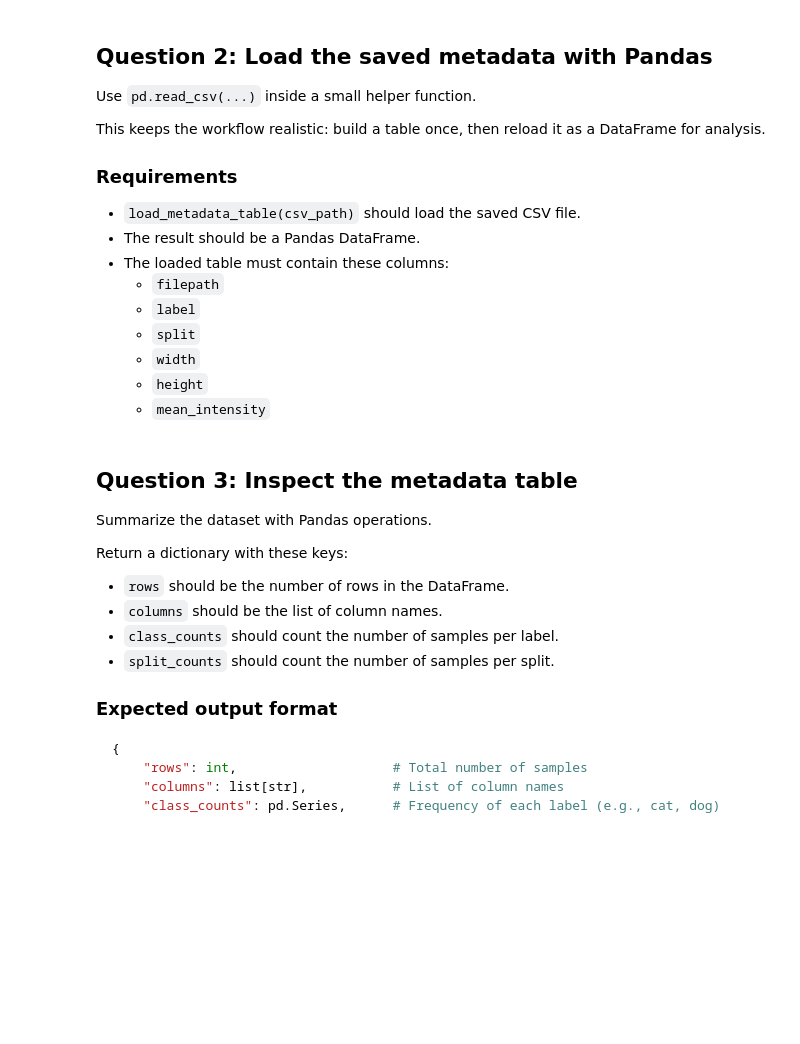
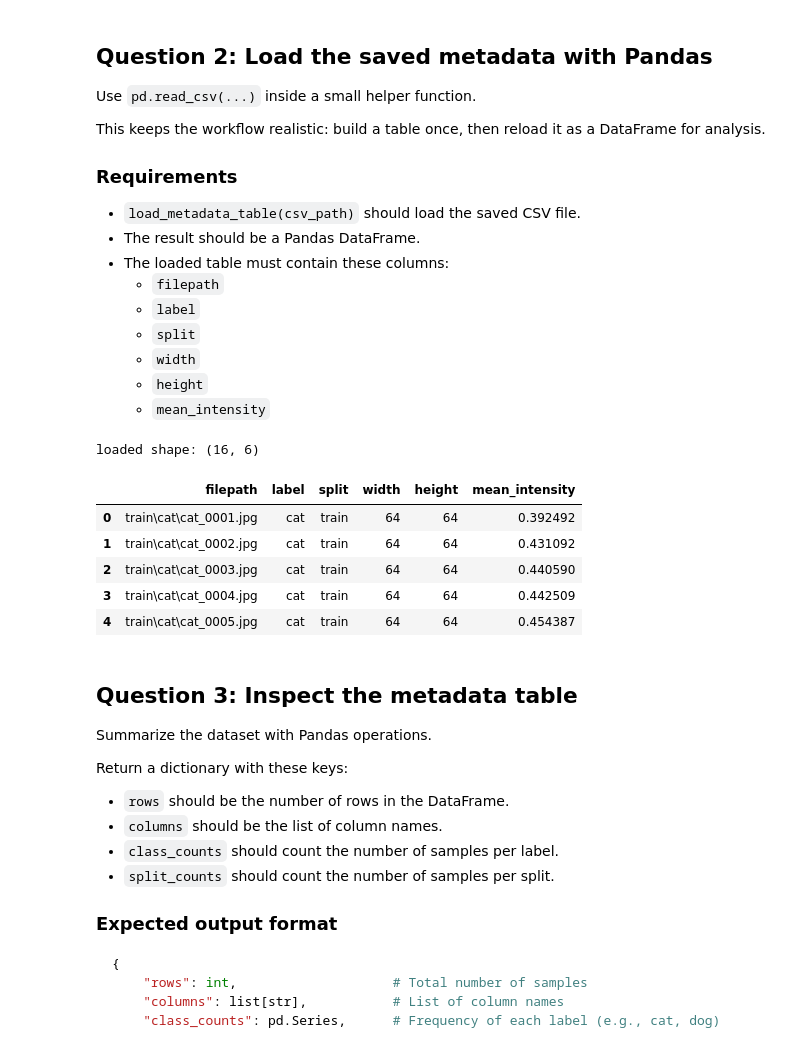
Before and after one commit to vgu-dsai-2026/lab-2-pandas-cool-nguyen123, a Jupyter notebook: notebook.ipynb, the cells around one changed output. Cells and saved outputs as stored; diff of their text form; code cells hidden in the pictures; blank space fills up the shorter version.

```diff
--- a/notebook.ipynb
+++ b/notebook.ipynb
@@ -168,23 +182,29 @@ This keeps the workflow realistic: build a table once, then reload it as a DataF
   - `height`
   - `mean_intensity`
 # %%
-def load_metadata_table(csv_path):
+def load_metadata_table(csv_path: Path) -> pd.DataFrame:
     df = pd.read_csv(csv_path)
 
-    required_columns = [
-        "filepath",
-        "label",
-        "split",
-        "width",
-        "height",
-        "mean_intensity",
-    ]
+    # Optional safety check (recommended)
+    required_cols = ["filepath", "label", "split", "width", "height", "mean_intensity"]
+    missing = [col for col in required_cols if col not in df.columns]
 
-    missing_columns = [col for col in required_columns if col not in df.columns]
-    if missing_columns:
-        raise ValueError(f"Missing required columns: {missing_columns}")
+    if missing:
+        raise ValueError(f"Missing columns in CSV: {missing}")
 
     return df
+
+df = load_metadata_table(GENERATED_METADATA_PATH)
+print("loaded shape:", df.shape)
+display(df.head())
+# %% [output]
+loaded shape: (16, 6)
+|  | filepath | label | split | width | height | mean_intensity |
+| 0 | train\cat\cat_0001.jpg | cat | train | 64 | 64 | 0.392492 |
+| 1 | train\cat\cat_0002.jpg | cat | train | 64 | 64 | 0.431092 |
+| 2 | train\cat\cat_0003.jpg | cat | train | 64 | 64 | 0.440590 |
+| 3 | train\cat\cat_0004.jpg | cat | train | 64 | 64 | 0.442509 |
+| 4 | train\cat\cat_0005.jpg | cat | train | 64 | 64 | 0.454387 |
 # %% [markdown]
 ## Question 3: Inspect the metadata table
 
```
Also changed, not shown: parts of 8 cells of this notebook.
